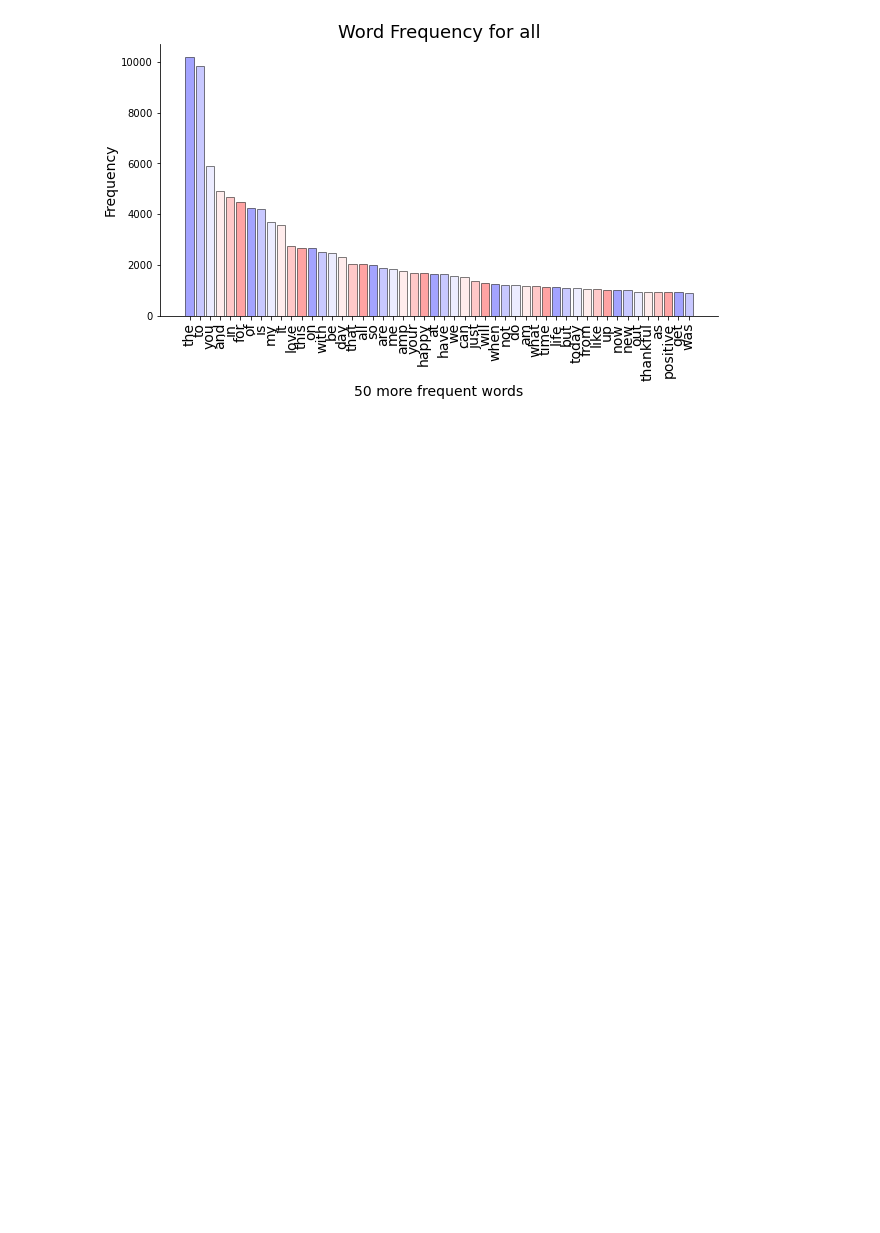
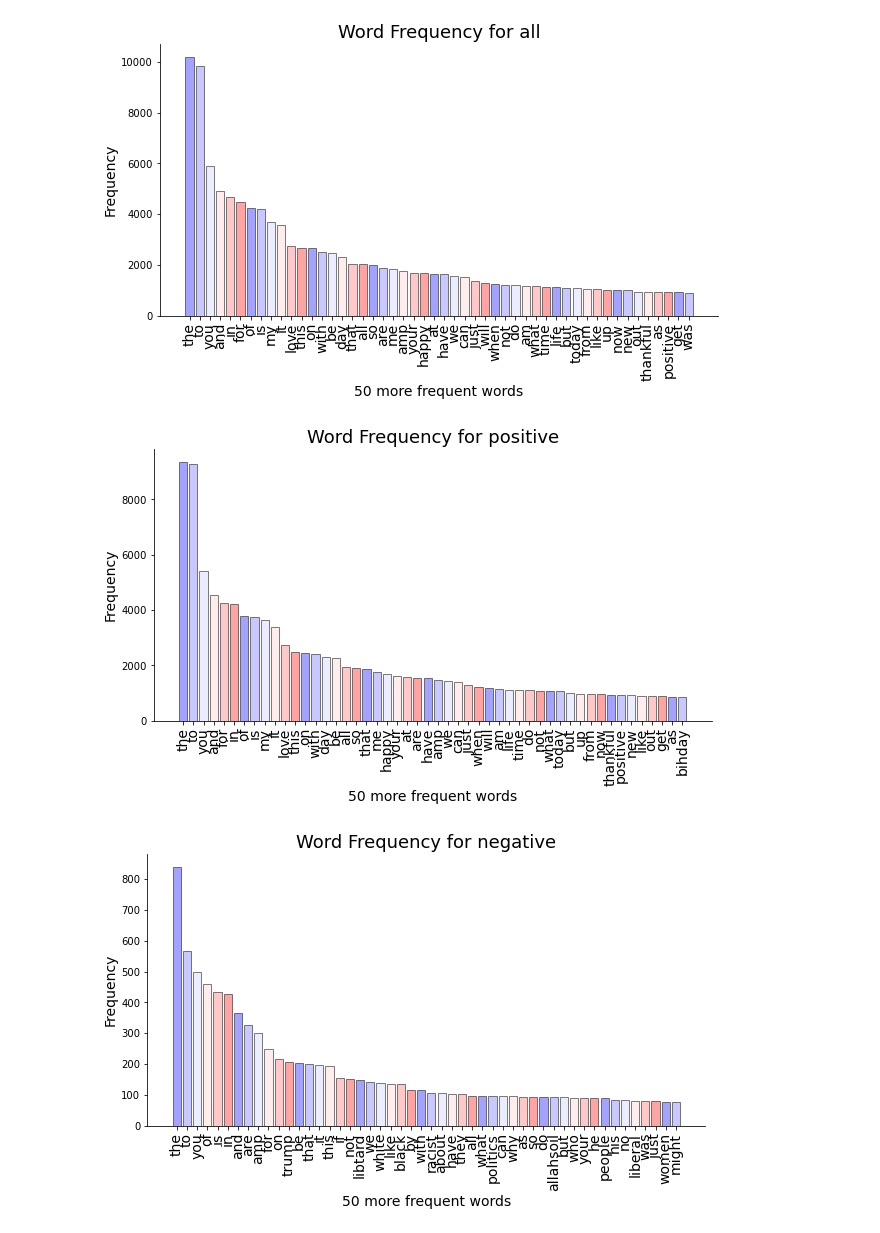
Before and after one commit to alwinruby/Twitter_Sentiment_Analysis, a Jupyter notebook: notebook/Sentimental Analysis.ipynb, the cells around one changed output. Drawn from its saved outputs; the diff is of its cells as text; code cells hidden in the pictures; blank space fills up the shorter version.

Commit message:
Slight amendment to plots

```diff
--- a/notebook/Sentimental Analysis.ipynb
+++ b/notebook/Sentimental Analysis.ipynb
@@ -164,3 +164,12 @@ graph(word_frequency, 'all')
 #graph(word_frequency_neg, 'negative')
 # %% [output]
 [figure]
+# %%
+word_frequency_pos = vectorization(train[train['label'] == 0]).sort_values(0, ascending = False)
+word_frequency_neg = vectorization(train[train['label'] == 1]).sort_values(0, ascending = False)
+
+graph(word_frequency_pos, 'positive')
+graph(word_frequency_neg, 'negative')
+# %% [output]
+[figure, added]
+[figure, added]
```
Also changed, not shown: 1 other file.
